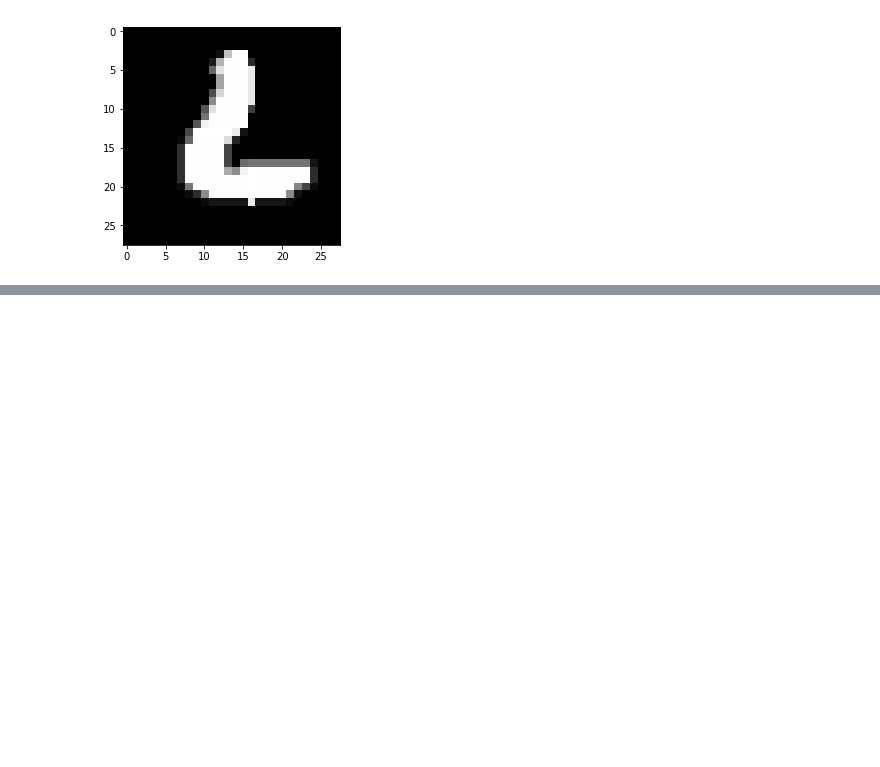
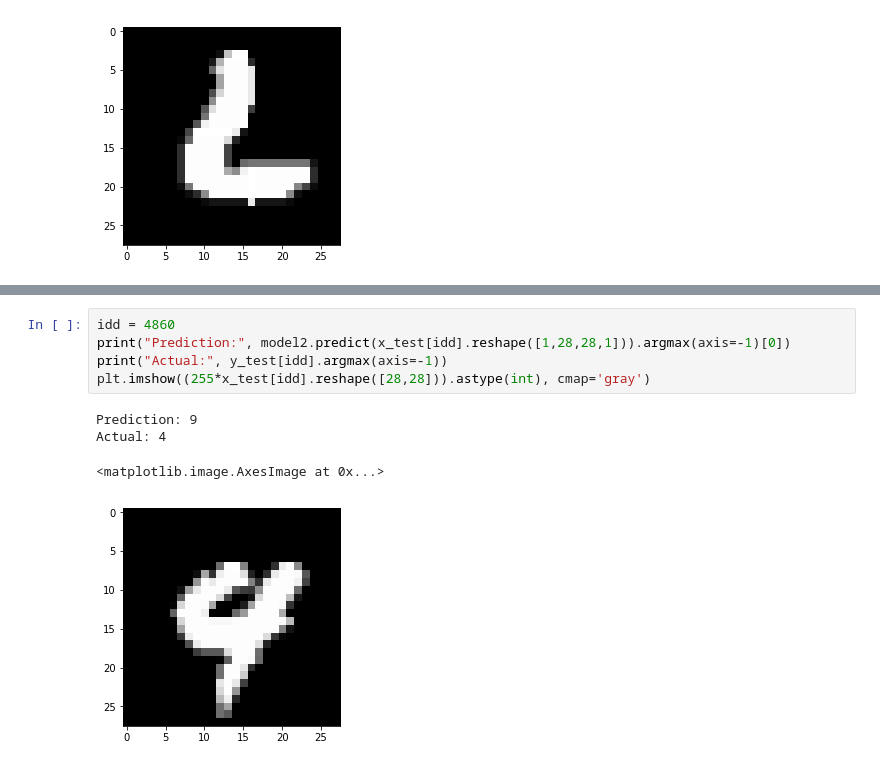
Before and after one commit to nguyenbh1507/Example_notebooks, a Jupyter notebook: MLP with TF_Keras.ipynb, the cells around one changed output, grey strips where cells are left out. Cells and saved outputs as stored; diff of their text form; blank space fills up the shorter version.

Commit message:
Update Keras model

```diff
--- a/MLP with TF_Keras.ipynb
+++ b/MLP with TF_Keras.ipynb
@@ -208,0 +325,10 @@ Epoch 1/12
+# %%
+idd = 4860
+print("Prediction:", model2.predict(x_test[idd].reshape([1,28,28,1])).argmax(axis=-1)[0])
+print("Actual:", y_test[idd].argmax(axis=-1))
+plt.imshow((255*x_test[idd].reshape([28,28])).astype(int), cmap='gray')
+# %% [output]
+Prediction: 9
+Actual: 4
+<matplotlib.image.AxesImage at 0x...>
+[figure, added]
```
Also changed, not shown: parts of 11 cells of this notebook.
